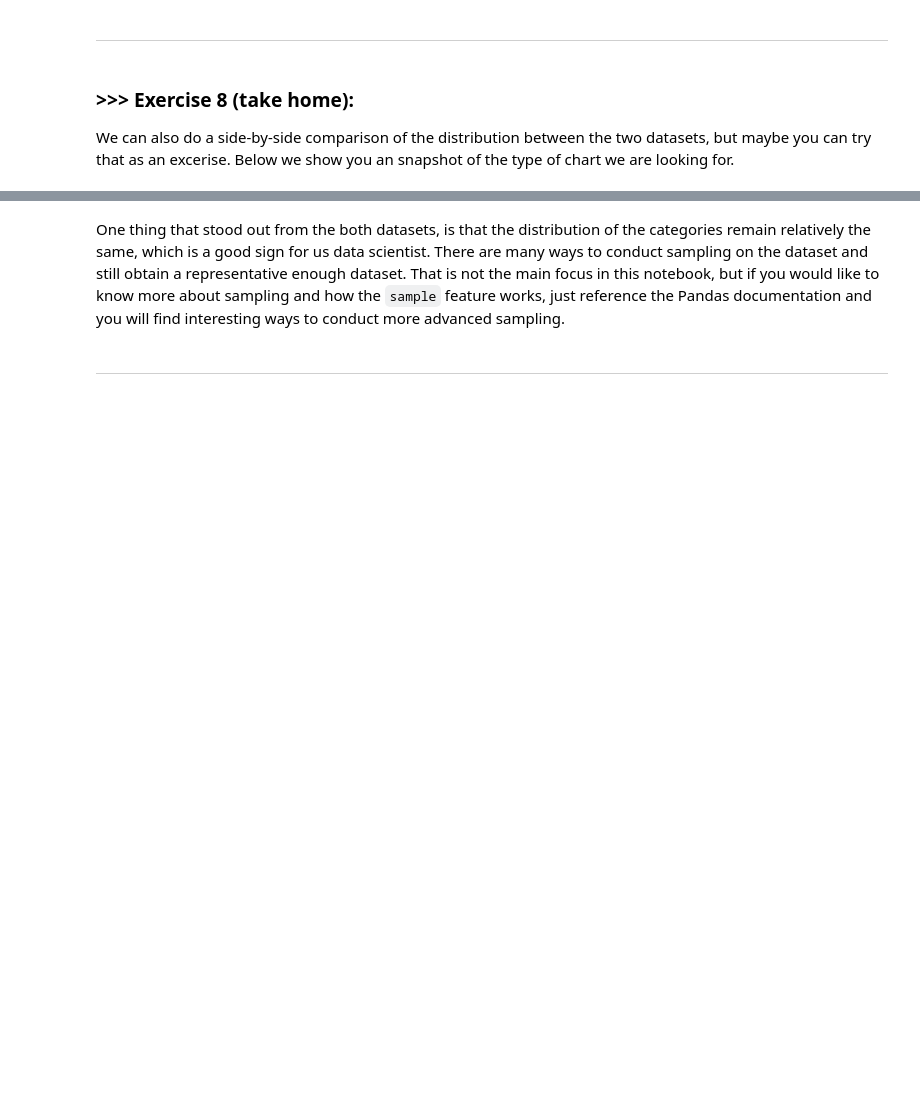
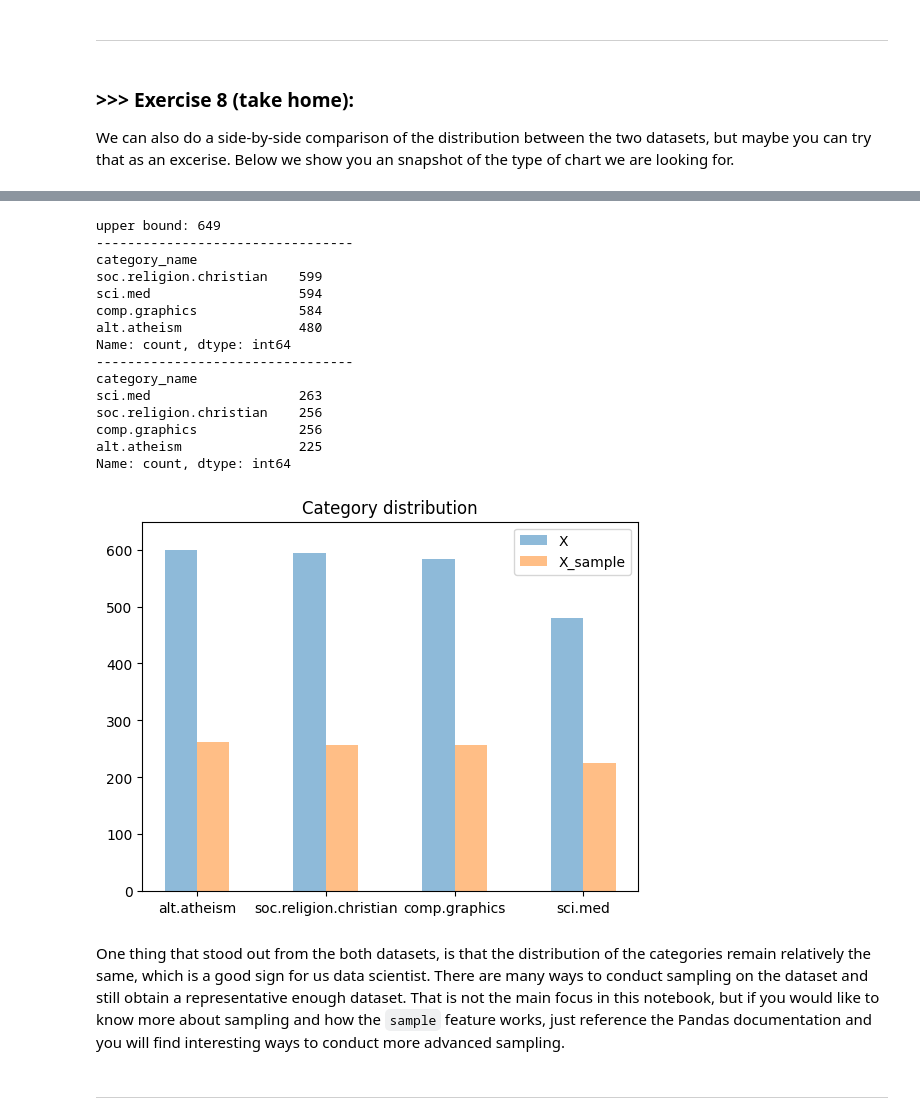
Before and after one commit to Jjoanna54/DM2024-Lab1-Master, a Jupyter notebook: DM2024-Lab1-Master.ipynb, the cells around one changed output, grey strips where cells are left out. Drawn from its saved outputs; the diff is of its cells as text; code cells hidden in the pictures; blank space fills up the shorter version.

```diff
--- a/DM2024-Lab1-Master.ipynb
+++ b/DM2024-Lab1-Master.ipynb
@@ -1243,3 +1260,46 @@ We can also do a side-by-side comparison of the distribution between the two dat
+# %%
+# Answer here
+upper_bound = max(X.category_name.value_counts()) + 50
+print('upper bound:',upper_bound)
+print('---------------------------------')
+print(X.category_name.value_counts())
+print('---------------------------------')
+print(X_sample.category_name.value_counts())
+
+# set the starting of x axis
+width = 0.25
+# let X shift left with width/2 for each category
+X_xaxis = [x-(width/2) for x in range(len(categories))]
+# let X_sample shift right with width/2 for each category
+X_sample_xaxis = [x+(width/2) for x in range(len(categories))]
+
+# plot barchart for X and X_sample
+plt.bar(X_xaxis, X.category_name.value_counts(),
+        width, label = 'X', alpha = 0.5)
+plt.bar(X_sample_xaxis, X_sample.category_name.value_counts(),
+        width, label = 'X_sample', alpha = 0.5)
+plt.legend()
+plt.title('Category distribution')
+plt.xticks(range(len(categories)), categories, rotation = 0)
+plt.ylim([0, upper_bound])
+plt.show()
+# %% [output]
+upper bound: 649
+---------------------------------
+category_name
+soc.religion.christian    599
+sci.med                   594
+comp.graphics             584
+alt.atheism               480
+Name: count, dtype: int64
+---------------------------------
+category_name
+sci.med                   263
+soc.religion.christian    256
+comp.graphics             256
+alt.atheism               225
+Name: count, dtype: int64
+[figure, added]
 # %% [markdown]
 One thing that stood out from the both datasets, is that the distribution of the categories remain relatively the same, which is a good sign for us data scientist. There are many ways to conduct sampling on the dataset and still obtain a representative enough dataset. That is not the main focus in this notebook, but if you would like to know more about sampling and how the `sample` feature works, just reference the Pandas documentation and you will find interesting ways to conduct more advanced sampling.
 # %% [markdown]
```
Also changed, not shown: parts of 4 cells of this notebook.
